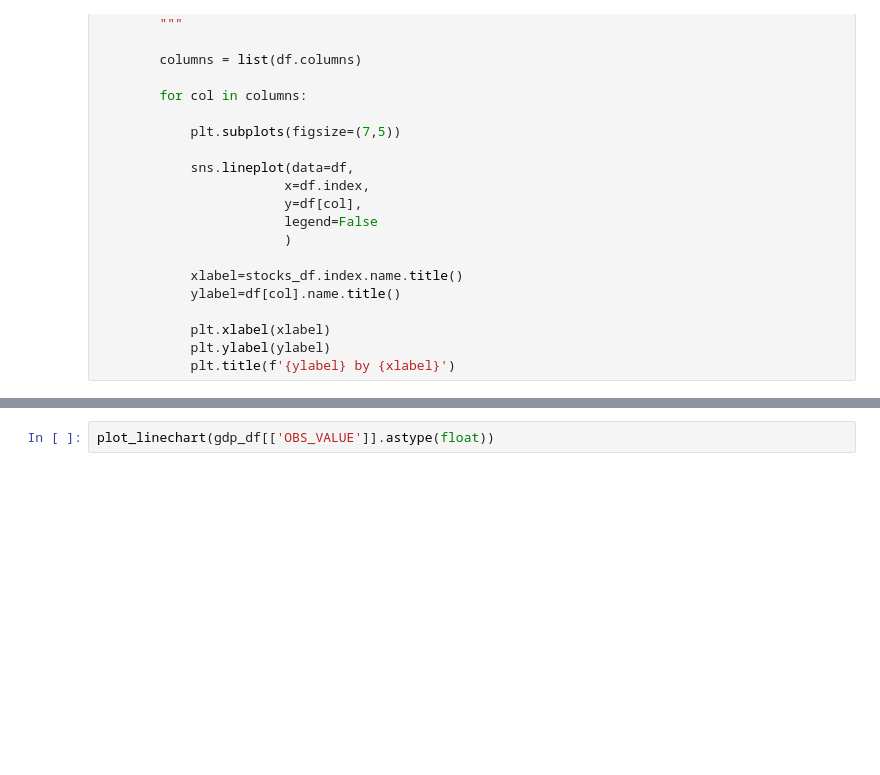
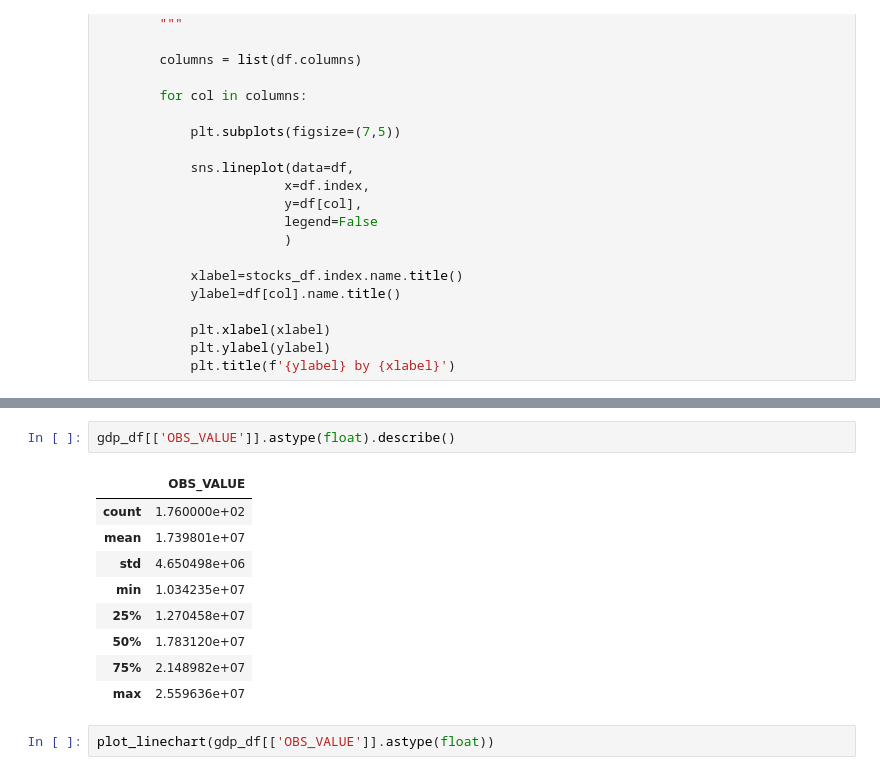
Before and after one commit to DanielEduardoLopez/SalesForecasting, a Jupyter notebook: SalesPrediction.ipynb, the cells around one changed output, grey strips where cells are left out. Cells and saved outputs as stored; diff of their text form; blank space fills up the shorter version.

```diff
--- a/SalesPrediction.ipynb
+++ b/SalesPrediction.ipynb
@@ -882,6 +907,18 @@ sns.pairplot(sales_df.drop(columns=['Year', 'Quarter']))
 # %% [output]
 <seaborn.axisgrid.PairGrid at 0x...>
 [drawing not drawn]
+# %%
+gdp_df[['OBS_VALUE']].astype(float).describe()
+# %% [output]
+|  | OBS_VALUE |
+| count | 1.760000e+02 |
+| mean | 1.739801e+07 |
+| std | 4.650498e+06 |
+| min | 1.034235e+07 |
+| 25% | 1.270458e+07 |
+| 50% | 1.783120e+07 |
+| 75% | 2.148982e+07 |
+| max | 2.559636e+07 |
 # %%
 plot_linechart(gdp_df[['OBS_VALUE']].astype(float))
 # %% [output]
```
Also changed, not shown: parts of 7 cells of this notebook.
